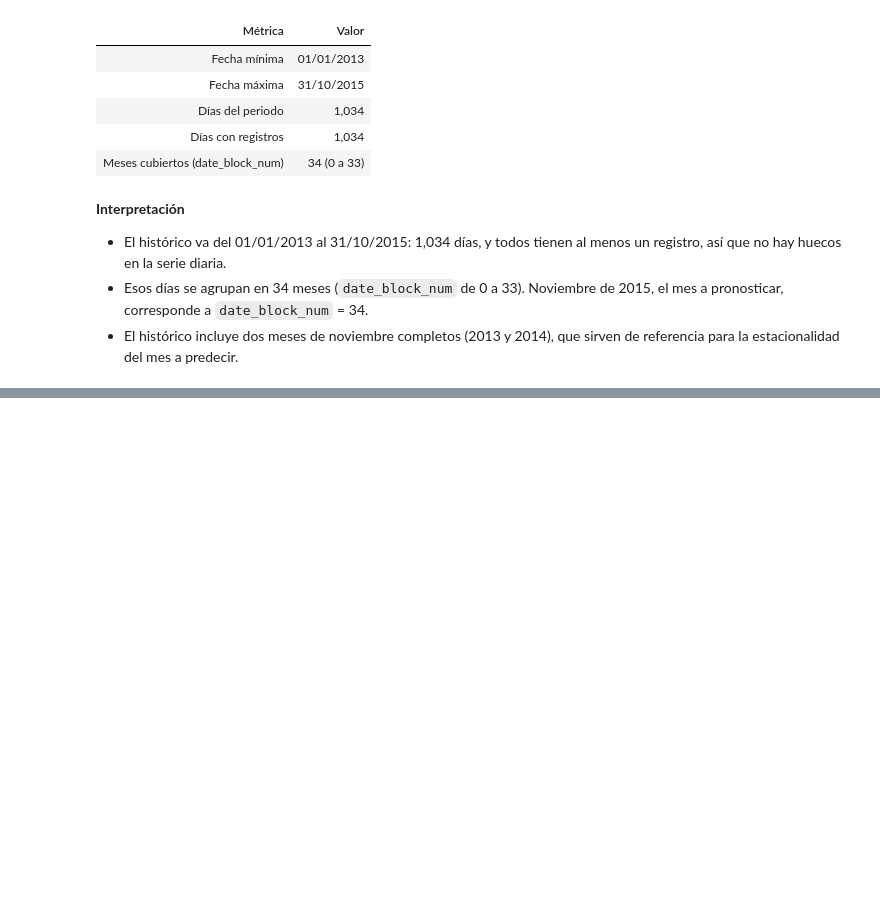
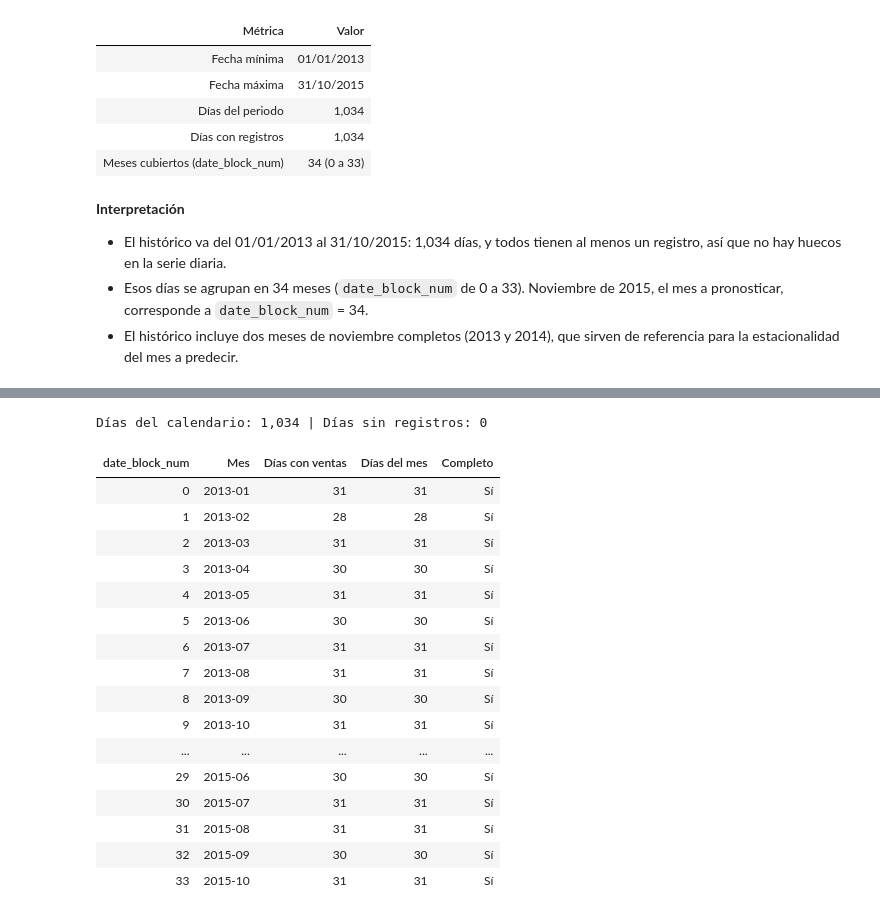
Before and after one commit to LuisCruz1996/predict_future_sales, a Jupyter notebook: notebooks/01_exploratory_data_analysis.ipynb, the cells around one changed output, grey strips where cells are left out. Saved outputs shown, nothing was run; the diff lists cells and outputs as text; code cells hidden in the pictures; blank space fills up the shorter version.

```diff
--- a/notebooks/01_exploratory_data_analysis.ipynb
+++ b/notebooks/01_exploratory_data_analysis.ipynb
@@ -249,0 +473,39 @@ time_range.style.hide(axis="index")
+# %%
+full_calendar = pd.date_range(sales_train["date"].min(), sales_train["date"].max(), freq="D")
+missing_days = full_calendar.difference(sales_train["date"].unique())
+print(f"Días del calendario: {len(full_calendar):,} | Días sin registros: {len(missing_days):,}")
+
+days_per_block = (
+    sales_train.groupby("date_block_num")
+    .agg(month_start=("date", "min"), days_with_sales=("date", "nunique"))
+    .reset_index()
+)
+days_per_block["Mes"] = days_per_block["month_start"].dt.strftime("%Y-%m")
+days_per_block["Días del mes"] = days_per_block["month_start"].dt.days_in_month
+days_per_block["Completo"] = np.where(
+    days_per_block["days_with_sales"] == days_per_block["Días del mes"], "Sí", "No"
+)
+days_per_block = days_per_block.rename(columns={"days_with_sales": "Días con ventas"})[
+    ["date_block_num", "Mes", "Días con ventas", "Días del mes", "Completo"]
+]
+
+style_table(days_per_block)
+# %% [output]
+Días del calendario: 1,034 | Días sin registros: 0
+| date_block_num | Mes | Días con ventas | Días del mes | Completo |
+| 0 | 2013-01 | 31 | 31 | Sí |
+| 1 | 2013-02 | 28 | 28 | Sí |
+| 2 | 2013-03 | 31 | 31 | Sí |
+| 3 | 2013-04 | 30 | 30 | Sí |
+| 4 | 2013-05 | 31 | 31 | Sí |
+| 5 | 2013-06 | 30 | 30 | Sí |
+| 6 | 2013-07 | 31 | 31 | Sí |
+| 7 | 2013-08 | 31 | 31 | Sí |
+| 8 | 2013-09 | 30 | 30 | Sí |
+| 9 | 2013-10 | 31 | 31 | Sí |
+| ... | ... | ... | ... | ... |
+| 29 | 2015-06 | 30 | 30 | Sí |
+| 30 | 2015-07 | 31 | 31 | Sí |
+| 31 | 2015-08 | 31 | 31 | Sí |
+| 32 | 2015-09 | 30 | 30 | Sí |
+| 33 | 2015-10 | 31 | 31 | Sí |
```
Also changed, not shown: parts of 25 cells of this notebook, 1 other file.
